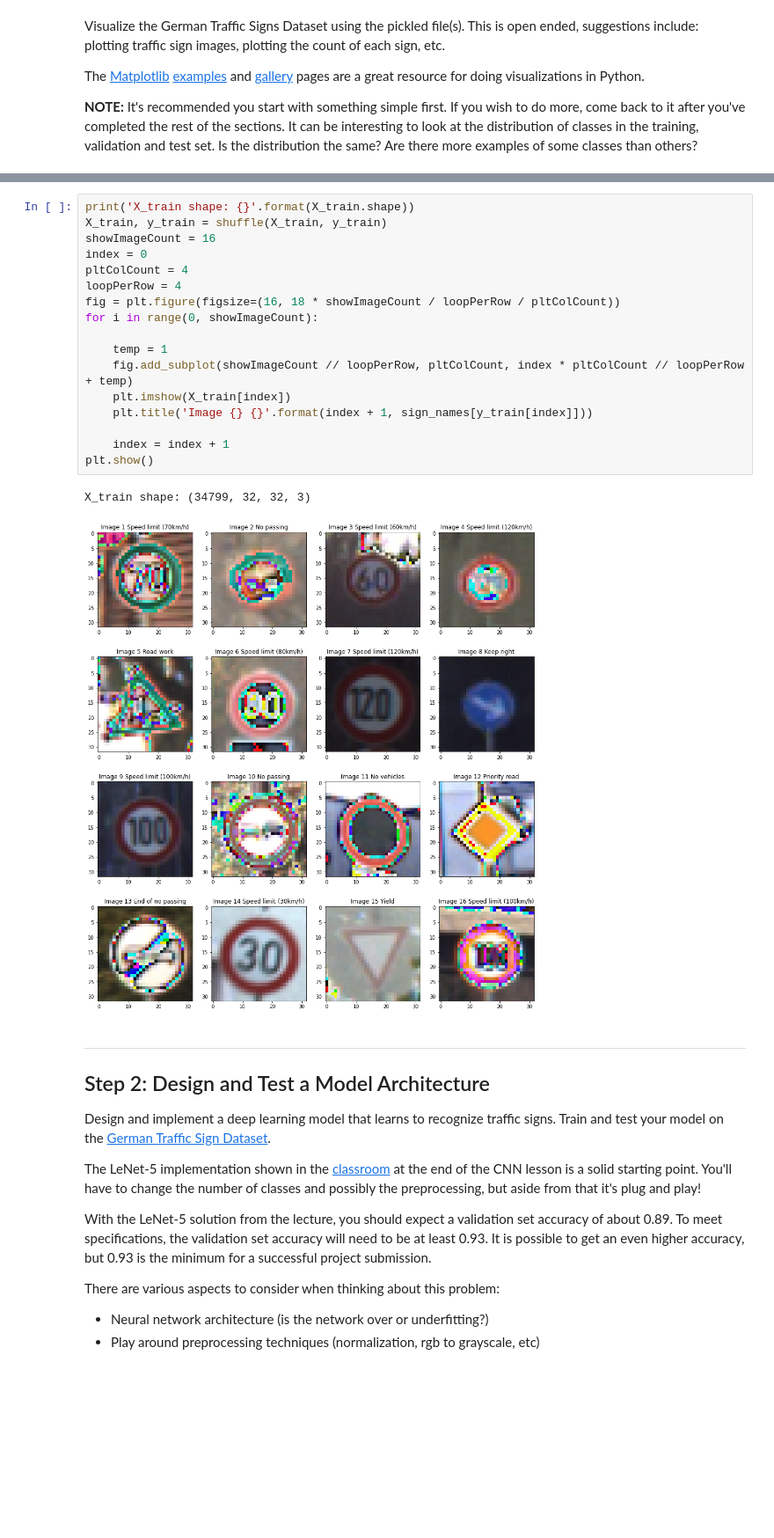
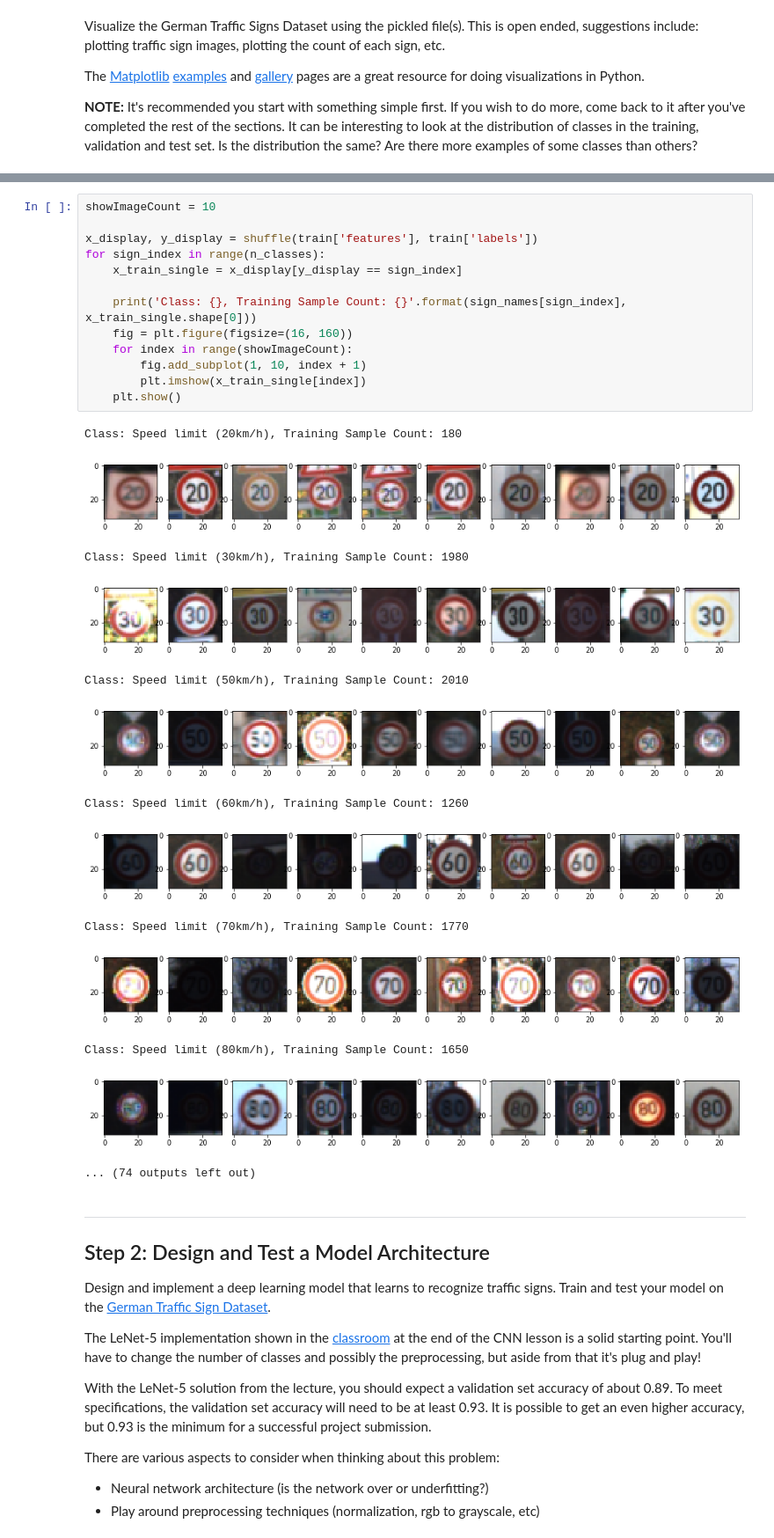
Before and after one commit to mkleung-dev/CarND-Traffic-Sign-Classifier-Project, a Jupyter notebook: Traffic_Sign_Classifier.ipynb, the cells around one changed output, grey strips where cells are left out. Shown at 88% size. Saved outputs shown, nothing was run; the diff lists cells and outputs as text; blank space fills up the shorter version.

```diff
--- a/Traffic_Sign_Classifier.ipynb
+++ b/Traffic_Sign_Classifier.ipynb
@@ -142,23 +159,30 @@ plt.show()
-# %%
-print('X_train shape: {}'.format(X_train.shape))
-X_train, y_train = shuffle(X_train, y_train)
-showImageCount = 16
-index = 0
-pltColCount = 4
-loopPerRow = 4
-fig = plt.figure(figsize=(16, 18 * showImageCount / loopPerRow / pltColCount))
-for i in range(0, showImageCount):
-
-    temp = 1
-    fig.add_subplot(showImageCount // loopPerRow, pltColCount, index * pltColCount // loopPerRow + temp)
-    plt.imshow(X_train[index])
-    plt.title('Image {} {}'.format(index + 1, sign_names[y_train[index]]))
-
-    index = index + 1
-plt.show()
-# %% [output]
-X_train shape: (34799, 32, 32, 3)
-[figure, removed]
+# %%
+showImageCount = 10
+
+x_display, y_display = shuffle(train['features'], train['labels'])
+for sign_index in range(n_classes):
+    x_train_single = x_display[y_display == sign_index]
+
+    print('Class: {}, Training Sample Count: {}'.format(sign_names[sign_index], x_train_single.shape[0]))
+    fig = plt.figure(figsize=(16, 160))
+    for index in range(showImageCount):
+        fig.add_subplot(1, 10, index + 1)
+        plt.imshow(x_train_single[index])
+    plt.show()
+# %% [output]
+Class: Speed limit (20km/h), Training Sample Count: 180
+[figure, added]
+Class: Speed limit (30km/h), Training Sample Count: 1980
+[figure, added]
+Class: Speed limit (50km/h), Training Sample Count: 2010
+[figure, added]
+Class: Speed limit (60km/h), Training Sample Count: 1260
+[figure, added]
+Class: Speed limit (70km/h), Training Sample Count: 1770
+[figure, added]
+Class: Speed limit (80km/h), Training Sample Count: 1650
+[figure, added]
+... (74 outputs left out)
 # %% [markdown]
 ----
 
```
Also changed, not shown: parts of 57 cells of this notebook.
